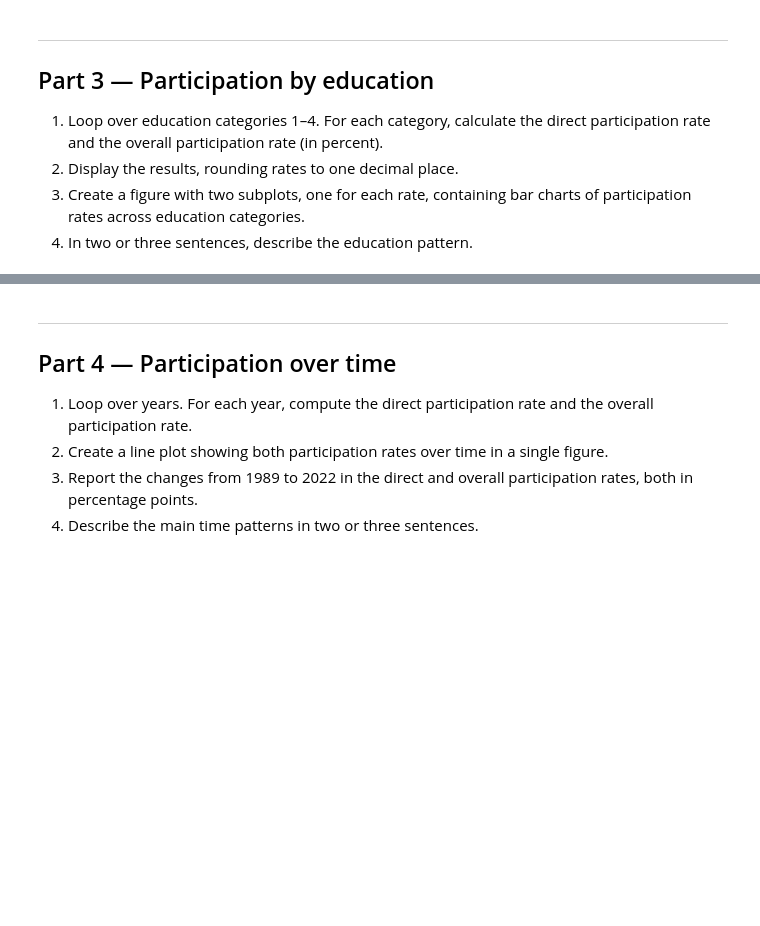
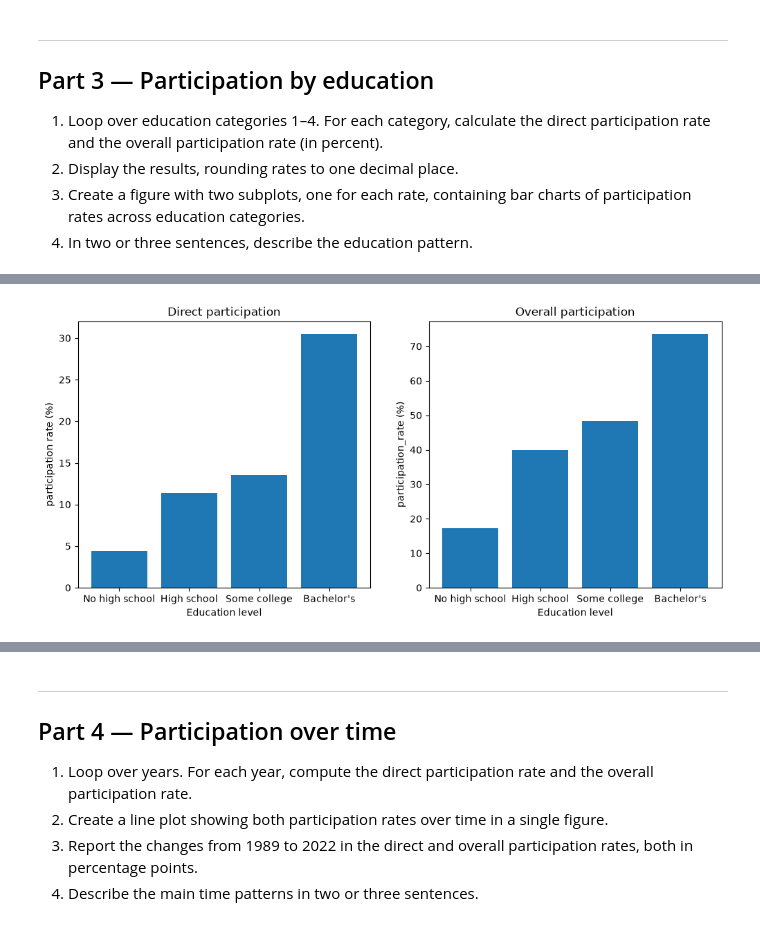
Before and after one commit to yay-06/Assignment-3, a Jupyter notebook: assignment3.ipynb, the cells around one changed output, grey strips where cells are left out. Drawn from its saved outputs; the diff is of its cells as text; code cells hidden in the pictures; blank space fills up the shorter version.

```diff
--- a/assignment3.ipynb
+++ b/assignment3.ipynb
@@ -119,0 +222,15 @@ built-in `mean()` method.
+# %%
+results = []
+
+for educ in [1, 2, 3, 4]:
+    categories = df.loc[df['educ'] == educ]
+
+    direct = participation_rate(categories['direct'])
+    overall = participation_rate(categories['overall'])
+    results.append({'educ':educ, 'direct': direct, 'overall': overall})
+
+print(results)
+
+rates = pd.DataFrame(results).set_index('educ')
+
+print(rates.round(1))
@@ -119,0 +245,20 @@ built-in `mean()` method.
+# %%
+import matplotlib.pyplot as plt
+
+labels = ["No high school", "High school", "Some college", "Bachelor's"]
+
+fig, axes = plt.subplots(1, 2, figsize=(12,5))
+
+axes[0].bar(labels, rates['direct'])
+axes[0].set_title('Direct participation')
+axes[0].set_xlabel('Education level')
+axes[0].set_ylabel('participation rate (%)')
+
+axes[1].bar(labels, rates['overall'])
+axes[1].set_title('Overall participation')
+axes[1].set_xlabel('Education level')
+axes[1].set_ylabel('participation_rate (%)')
+
+plt.show()
+# %% [output]
+[figure, added]
```
Also changed, not shown: parts of 11 cells of this notebook.
